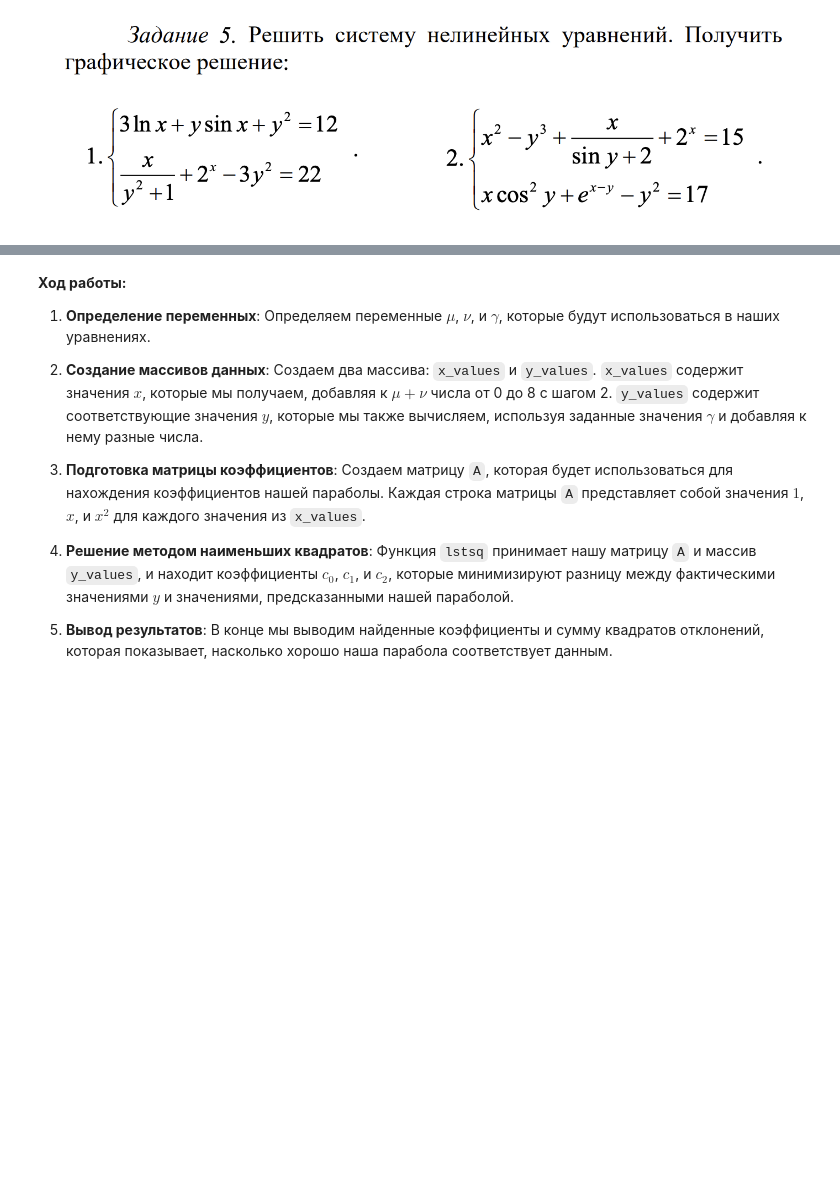
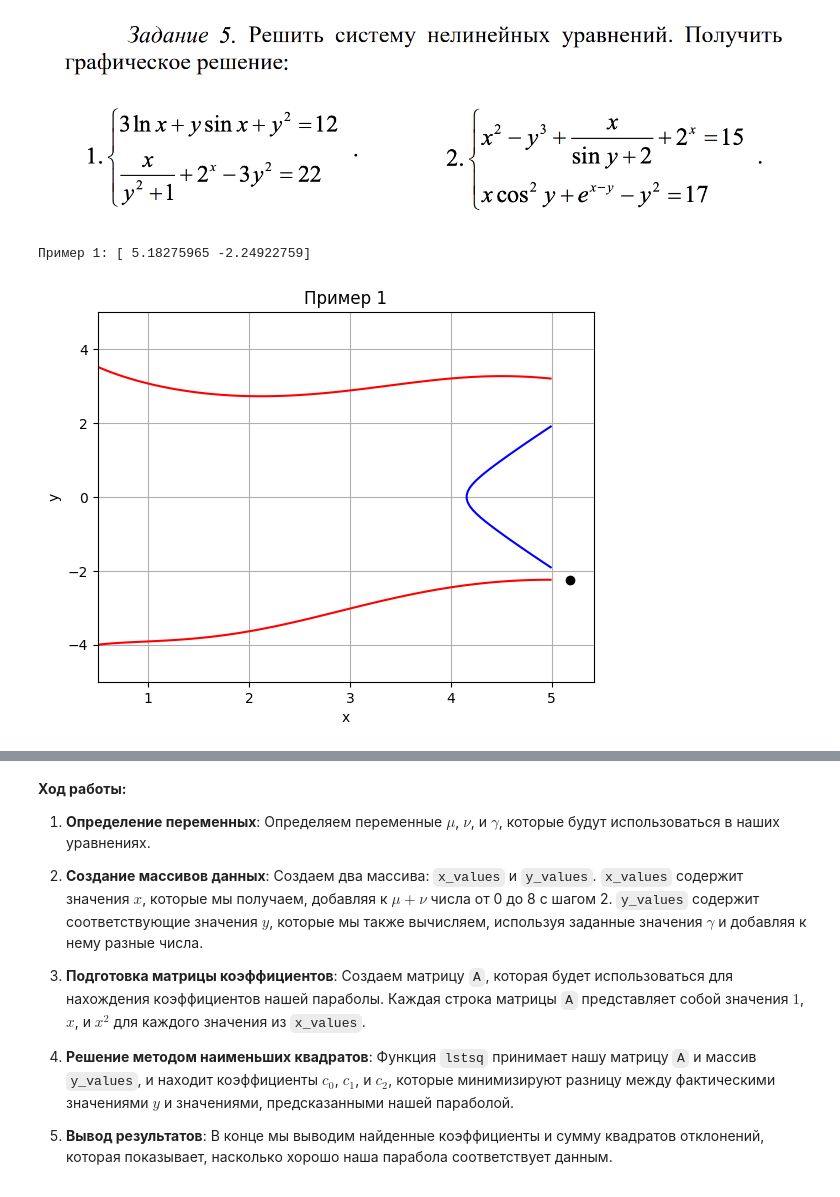
Before and after one commit to ArtemDubov/Sistemi_compyuternoy_matematiki, a Jupyter notebook: 4. Библиотека SciPy/Практическая_работа_№4_Библиотека_SciPy_Часть_№1.ipynb, the cells around one changed output, grey strips where cells are left out. Drawn from its saved outputs; the diff is of its cells as text; code cells hidden in the pictures; blank space fills up the shorter version.

```diff
--- a/4. Библиотека SciPy/Практическая_работа_№4_Библиотека_SciPy_Часть_№1.ipynb
+++ b/4. Библиотека SciPy/Практическая_работа_№4_Библиотека_SciPy_Часть_№1.ipynb
@@ -18,0 +40,6 @@
+# %%
+# Ваш код
+A = np.array([[2,3,1],[3,1,2],[1,2,3]])
+b = np.array([2,7,3])
+x = linalg.solve(A, b)
+print(x)
@@ -64,0 +165,30 @@
+# %%
+from scipy.optimize import fsolve
+import numpy as np
+import matplotlib.pyplot as plt
+
+def sys1(v):
+    x,y = v
+    return [3*np.log(x) + y*np.sin(x) + y**2 - 12,
+            x/(y**2+1) + 2**x - 3*y**2 - 22]
+
+sol1 = fsolve(sys1, [1,1])
+print("Пример 1:", sol1)
+
+x = np.linspace(0.5, 5, 100)
+y = np.linspace(-5, 5, 100)
+X, Y = np.meshgrid(x, y)
+F1 = 3*np.log(X) + Y*np.sin(X) + Y**2 - 12
+F2 = X/(Y**2+1) + 2**X - 3*Y**2 - 22
+
+plt.contour(X, Y, F1, levels=[0], colors='r')
+plt.contour(X, Y, F2, levels=[0], colors='b')
+plt.plot(sol1[0], sol1[1], 'ko')
+plt.title('Пример 1')
+plt.xlabel('x')
+plt.ylabel('y')
+plt.grid(True)
+plt.show()
+# %% [output]
+Пример 1: [ 5.18275965 -2.24922759]
+[figure, added]
```
Also changed, not shown: parts of 31 cells of this notebook.
